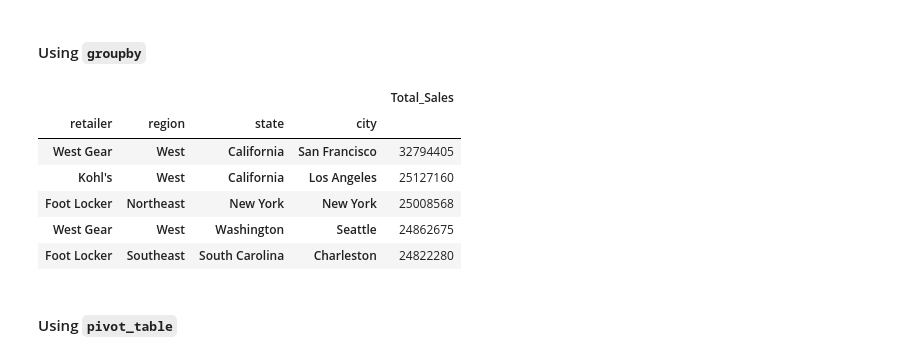
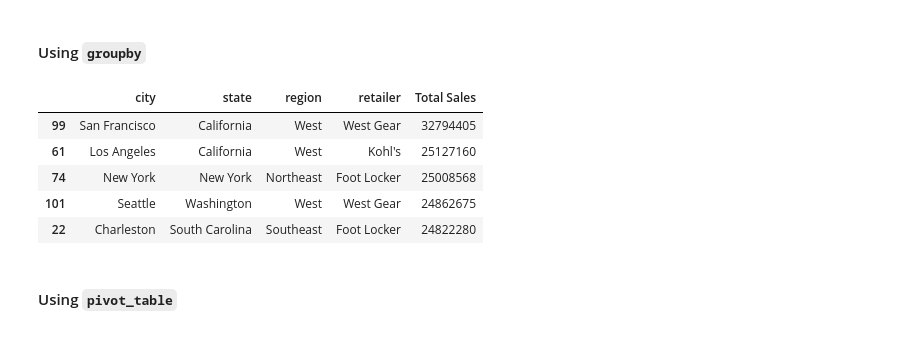
Before and after one commit to 00Smidge/athletic_sales_analysis, a Jupyter notebook: athletic_sales_analysis.ipynb, the cells around one changed output. Drawn from its saved outputs; the diff is of its cells as text; code cells hidden in the pictures.

```diff
--- a/athletic_sales_analysis.ipynb
+++ b/athletic_sales_analysis.ipynb
@@ -125,0 +91,29 @@ dtype: int64
+# %%
+# Combine the 2020 and 2021 sales DataFrames on the rows and reset the index.
+
+"""
+  One method for combining 2 tables in pd.concat().
+  Best used when wanting to combine tables on a
+  vertical ( rows: axis=0 ) or horizontal ( columns: axis=1 )
+  direction.
+
+  combined_df = pd.concat([df20, df21], axis=0)
+
+  When wanting to combine 2 or more dataframes that
+  both have common columns its useful to use pd.merge()
+  Types of joins:
+    how='inner': Only rows with keys present in both DataFrames.
+    how='outer': All rows, filling missing values with NaN.
+    how='left': All rows from the left DataFrame.
+    how='right': All rows from the right DataFrame.
+
+  combined_df = pd.merge(df20, df21, on='key', how='inner')
+
+  Dataframes can also be combined on their index's using
+  .join()
+
+  df20.join(df21, how='outer')
+"""
+combined_df = pd.merge(df20, df21, how="outer")
+
+combined_df.sample(n=20)
@@ -260,19 +308,27 @@ memory usage: 904.2+ KB
 # %% [markdown]
 #### Using `groupby`
 # %%
+group_retailers = combined_df.copy()
+
+# Rename the "total_sales" column to "Total Sales"
+group_retailers = group_retailers.rename(columns={"total_sales": "Total Sales"})
+
 # Show the total sales for the products sold for each retailer, region, state, and city.
-# Rename the "total_sales" column to "Total Sales"
-
+Total_Retail_Sales = (
+    group_retailers.groupby(["city", "state", "region", "retailer"])["Total Sales"]
+    .sum()
+    .reset_index()
+)
 
 # Show the top 5 results.
+Total_Retail_Sales.sort_values(["Total Sales"], ascending=False).head(5)
 # %% [output]
-|  |  |  |  | Total_Sales |
-| retailer | region | state | city |  |
-| West Gear | West | California | San Francisco | 32794405 |
-| Kohl's | West | California | Los Angeles | 25127160 |
-| Foot Locker | Northeast | New York | New York | 25008568 |
-| West Gear | West | Washington | Seattle | 24862675 |
-| Foot Locker | Southeast | South Carolina | Charleston | 24822280 |
+|  | city | state | region | retailer | Total Sales |
+| 99 | San Francisco | California | West | West Gear | 32794405 |
+| 61 | Los Angeles | California | West | Kohl's | 25127160 |
+| 74 | New York | New York | Northeast | Foot Locker | 25008568 |
+| 101 | Seattle | Washington | West | West Gear | 24862675 |
+| 22 | Charleston | South Carolina | Southeast | Foot Locker | 24822280 |
 # %% [markdown]
 #### Using `pivot_table`
 # %%
```
Also changed, not shown: parts of 25 cells of this notebook.
